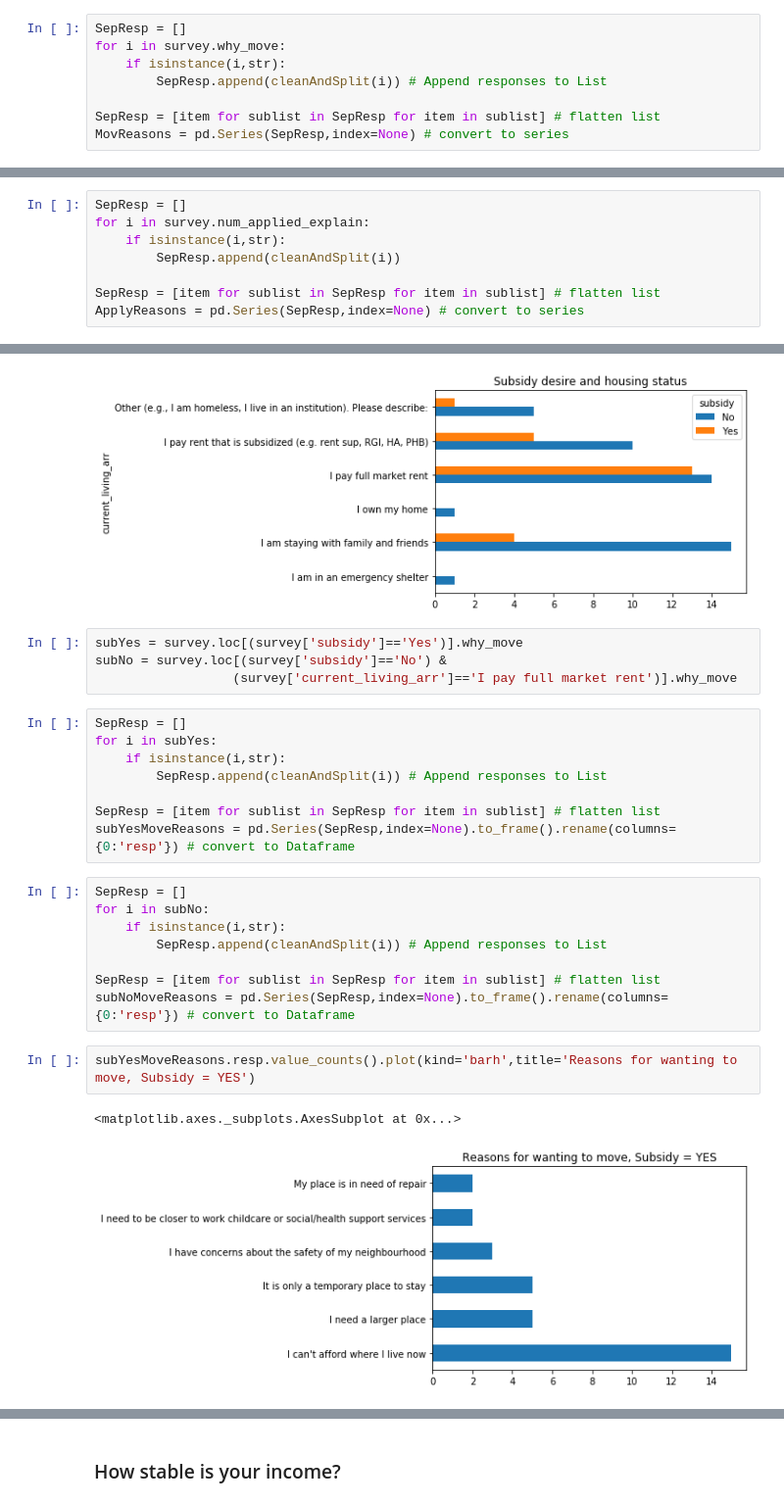
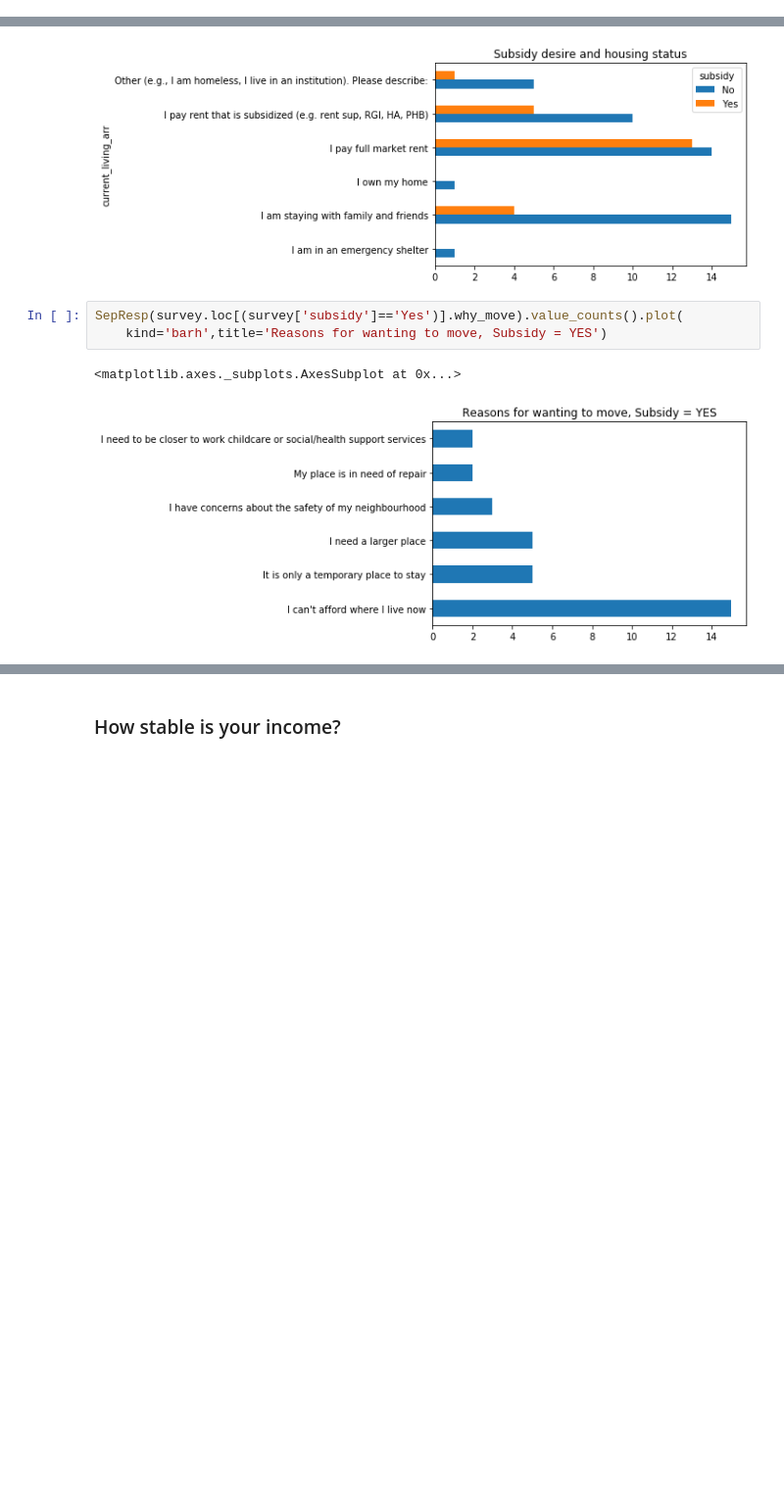
Before and after one commit to jbmoskow/CommunityHousingProject, a Jupyter notebook: CHP.ipynb, the cells around one changed output, grey strips where cells are left out. Shown: that part at 98% size. Saved outputs shown, nothing was run; the diff lists cells and outputs as text; blank space fills up the shorter version.

```diff
--- a/CHP.ipynb
+++ b/CHP.ipynb
@@ -147,12 +170,4 @@ survey.current_living_arr.value_counts().plot(kind='barh',title='Current Living
 [figure]
 # %% [markdown]
 ### Reasons for moving
-# %%
-SepResp = []
-for i in survey.why_move:
-    if isinstance(i,str):
-        SepResp.append(cleanAndSplit(i)) # Append responses to List
-
-SepResp = [item for sublist in SepResp for item in sublist] # flatten list
-MovReasons = pd.Series(SepResp,index=None) # convert to series
 # %%
@@ -171,12 +186,4 @@ survey.num_applied.value_counts(sort=False).plot(kind='barh',title='Num. of Time
 [figure]
 # %% [markdown]
 ### Reason for applying multiple times
-# %%
-SepResp = []
-for i in survey.num_applied_explain:
-    if isinstance(i,str):
-        SepResp.append(cleanAndSplit(i))
-
-SepResp = [item for sublist in SepResp for item in sublist] # flatten list
-ApplyReasons = pd.Series(SepResp,index=None) # convert to series
 # %%
@@ -211,29 +218,10 @@ pd.pivot_table(data, index = 'current_living_arr', columns = 'subsidy', values
 # %% [output]
 <matplotlib.axes._subplots.AxesSubplot at 0x...>
 [figure]
-# %%
-subYes = survey.loc[(survey['subsidy']=='Yes')].why_move
-subNo = survey.loc[(survey['subsidy']=='No') &
-                  (survey['current_living_arr']=='I pay full market rent')].why_move
-# %%
-SepResp = []
-for i in subYes:
-    if isinstance(i,str):
-        SepResp.append(cleanAndSplit(i)) # Append responses to List
-
-SepResp = [item for sublist in SepResp for item in sublist] # flatten list
-subYesMoveReasons = pd.Series(SepResp,index=None).to_frame().rename(columns={0:'resp'}) # convert to Dataframe
-# %%
-SepResp = []
-for i in subNo:
-    if isinstance(i,str):
-        SepResp.append(cleanAndSplit(i)) # Append responses to List
-
-SepResp = [item for sublist in SepResp for item in sublist] # flatten list
-subNoMoveReasons = pd.Series(SepResp,index=None).to_frame().rename(columns={0:'resp'}) # convert to Dataframe
 # %%
-subYesMoveReasons.resp.value_counts().plot(kind='barh',title='Reasons for wanting to move, Subsidy = YES')
+SepResp(survey.loc[(survey['subsidy']=='Yes')].why_move).value_counts().plot(
+    kind='barh',title='Reasons for wanting to move, Subsidy = YES')
 # %% [output]
 <matplotlib.axes._subplots.AxesSubplot at 0x...>
-[figure, old version]
+[figure, new version]
 # %%
```
Also changed, not shown: parts of 12 cells of this notebook, 1 other file.
